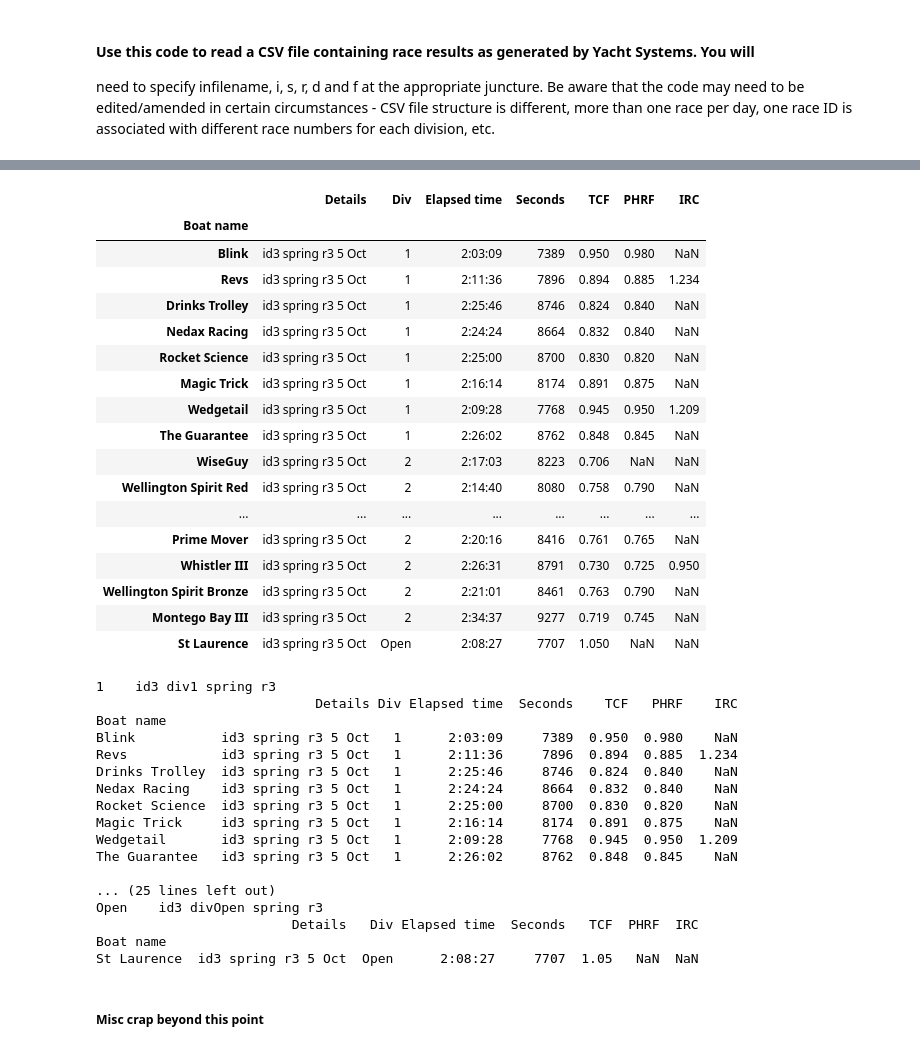
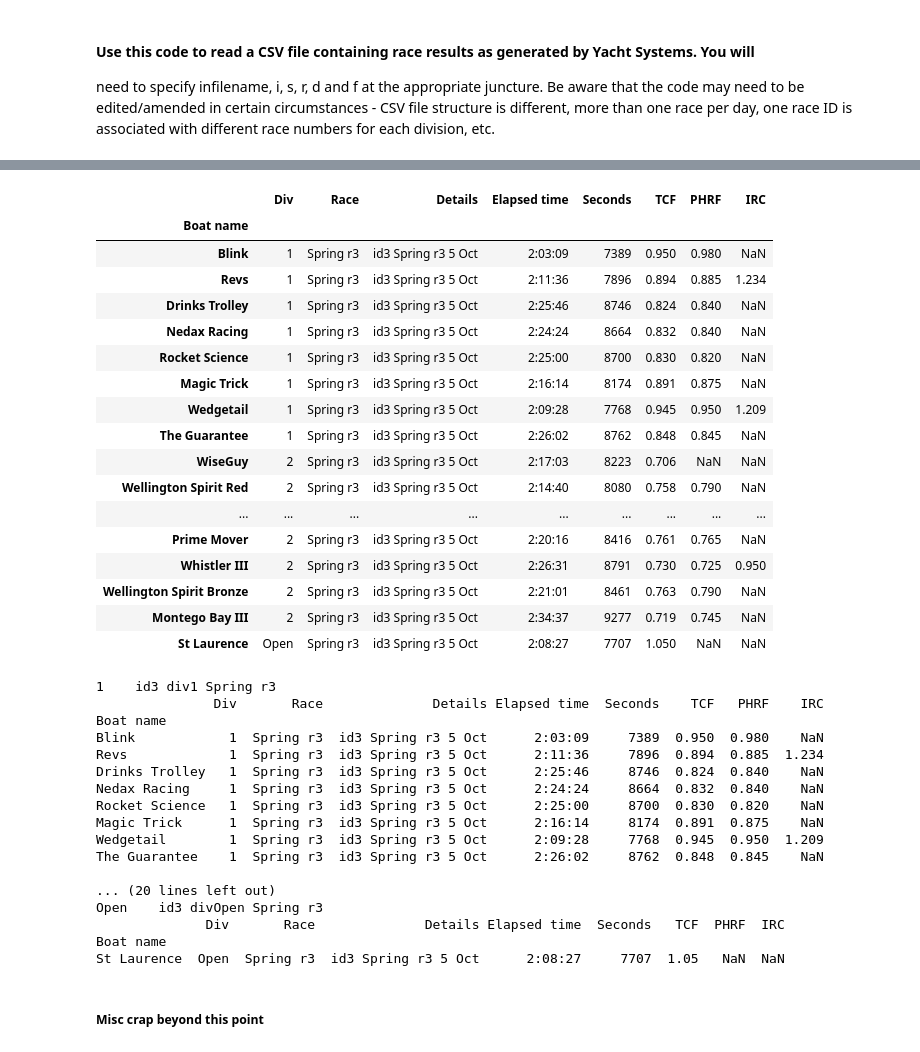
Before and after one commit to drphilbishop/RPNYC_race_analysis, a Jupyter notebook: processRawRaceData.ipynb, the cells around one changed output, grey strips where cells are left out. Cells and saved outputs as stored; diff of their text form; code cells hidden in the pictures.

```diff
--- a/processRawRaceData.ipynb
+++ b/processRawRaceData.ipynb
@@ -66,7 +66,7 @@ def get_division(x):
 # %%
 # Take a quick look at a raw CSV file - need to select/deselect appropriate cols in CSV
 
-infilename = 'id3 spring r3 results'
+infilename = 'id2 spring r2 results'
 
 # Following list of colNums and colHdrs works fine on:
 # - Divisional races
@@ -106,52 +106,54 @@ q
 # %%
 # Create a uniformly structured dataframe for the current race data
 
 # Specify i for id, s for series name, r for race number and d for date - for the current set of results
 i = "id3"
-s = "spring"
+s = "Spring"
 r = "r3"
 d = "5 Oct"
 
 data = input_csv(datapath + "Raw CSV data/", infilename + '.csv')
 data = data.replace(0.00,nan)
 data['Seconds'] = data['Elapsed time'].map(lambda x: et2seconds(x))
 data['Div']     = data['Stuff'].map(lambda x: get_division(x))
 data['Details'] = i + ' ' + s + ' ' + r + ' ' + d
+data['Race'] = s + ' ' + r
 
 # Identify desired columns - in order.
-cols = ['Details', 'Div', 'Elapsed time', 'Seconds', 'TCF', 'PHRF', 'IRC']
+cols = ['Div', 'Race', 'Details', 'Elapsed time', 'Seconds', 'TCF', 'PHRF', 'IRC']
 #data.columns.tolist()
 
-outfilename = i + ' All divs ' + s + ' ' + r
+outfilename = 'All divs ' + s + ' ' + r
 data[cols].to_csv(datapath + "Proc'd CSVs/" + outfilename + '.csv', sep = ',')
 
 #data[cols].dtypes
 #data[cols].sort(['Div','Seconds'])
 data[cols]
 # %% [output]
-|  | Details | Div | Elapsed time | Seconds | TCF | PHRF | IRC |
-| Boat name |  |  |  |  |  |  |  |
-| Blink | id3 spring r3 5 Oct | 1 | 2:03:09 | 7389 | 0.950 | 0.980 | NaN |
-| Revs | id3 spring r3 5 Oct | 1 | 2:11:36 | 7896 | 0.894 | 0.885 | 1.234 |
-| Drinks Trolley | id3 spring r3 5 Oct | 1 | 2:25:46 | 8746 | 0.824 | 0.840 | NaN |
-| Nedax Racing | id3 spring r3 5 Oct | 1 | 2:24:24 | 8664 | 0.832 | 0.840 | NaN |
-| Rocket Science | id3 spring r3 5 Oct | 1 | 2:25:00 | 8700 | 0.830 | 0.820 | NaN |
-| Magic Trick | id3 spring r3 5 Oct | 1 | 2:16:14 | 8174 | 0.891 | 0.875 | NaN |
-| Wedgetail | id3 spring r3 5 Oct | 1 | 2:09:28 | 7768 | 0.945 | 0.950 | 1.209 |
-| The Guarantee | id3 spring r3 5 Oct | 1 | 2:26:02 | 8762 | 0.848 | 0.845 | NaN |
-| WiseGuy | id3 spring r3 5 Oct | 2 | 2:17:03 | 8223 | 0.706 | NaN | NaN |
-| Wellington Spirit Red | id3 spring r3 5 Oct | 2 | 2:14:40 | 8080 | 0.758 | 0.790 | NaN |
-| ... | ... | ... | ... | ... | ... | ... | ... |
-| Prime Mover | id3 spring r3 5 Oct | 2 | 2:20:16 | 8416 | 0.761 | 0.765 | NaN |
-| Whistler III | id3 spring r3 5 Oct | 2 | 2:26:31 | 8791 | 0.730 | 0.725 | 0.950 |
-| Wellington Spirit Bronze | id3 spring r3 5 Oct | 2 | 2:21:01 | 8461 | 0.763 | 0.790 | NaN |
-| Montego Bay III | id3 spring r3 5 Oct | 2 | 2:34:37 | 9277 | 0.719 | 0.745 | NaN |
-| St Laurence | id3 spring r3 5 Oct | Open | 2:08:27 | 7707 | 1.050 | NaN | NaN |
+|  | Div | Race | Details | Elapsed time | Seconds | TCF | PHRF | IRC |
+| Boat name |  |  |  |  |  |  |  |  |
+| Blink | 1 | Spring r3 | id3 Spring r3 5 Oct | 2:03:09 | 7389 | 0.950 | 0.980 | NaN |
+| Revs | 1 | Spring r3 | id3 Spring r3 5 Oct | 2:11:36 | 7896 | 0.894 | 0.885 | 1.234 |
+| Drinks Trolley | 1 | Spring r3 | id3 Spring r3 5 Oct | 2:25:46 | 8746 | 0.824 | 0.840 | NaN |
+| Nedax Racing | 1 | Spring r3 | id3 Spring r3 5 Oct | 2:24:24 | 8664 | 0.832 | 0.840 | NaN |
+| Rocket Science | 1 | Spring r3 | id3 Spring r3 5 Oct | 2:25:00 | 8700 | 0.830 | 0.820 | NaN |
+| Magic Trick | 1 | Spring r3 | id3 Spring r3 5 Oct | 2:16:14 | 8174 | 0.891 | 0.875 | NaN |
+| Wedgetail | 1 | Spring r3 | id3 Spring r3 5 Oct | 2:09:28 | 7768 | 0.945 | 0.950 | 1.209 |
+| The Guarantee | 1 | Spring r3 | id3 Spring r3 5 Oct | 2:26:02 | 8762 | 0.848 | 0.845 | NaN |
+| WiseGuy | 2 | Spring r3 | id3 Spring r3 5 Oct | 2:17:03 | 8223 | 0.706 | NaN | NaN |
+| Wellington Spirit Red | 2 | Spring r3 | id3 Spring r3 5 Oct | 2:14:40 | 8080 | 0.758 | 0.790 | NaN |
+| ... | ... | ... | ... | ... | ... | ... | ... | ... |
+| Prime Mover | 2 | Spring r3 | id3 Spring r3 5 Oct | 2:20:16 | 8416 | 0.761 | 0.765 | NaN |
+| Whistler III | 2 | Spring r3 | id3 Spring r3 5 Oct | 2:26:31 | 8791 | 0.730 | 0.725 | 0.950 |
+| Wellington Spirit Bronze | 2 | Spring r3 | id3 Spring r3 5 Oct | 2:21:01 | 8461 | 0.763 | 0.790 | NaN |
+| Montego Bay III | 2 | Spring r3 | id3 Spring r3 5 Oct | 2:34:37 | 9277 | 0.719 | 0.745 | NaN |
+| St Laurence | Open | Spring r3 | id3 Spring r3 5 Oct | 2:08:27 | 7707 | 1.050 | NaN | NaN |
 # %%
 # Create a separate dataframe for each division and write it to a CSV file
 
 # Edit f according to divisions present in col Div above.
-f = ['div1', 'div2', 'div3', 'divClassics','divOpen']
+#f = ['div1', 'div2', 'div3', 'divClassics','divOpen']
+f = ['div1', 'div2', 'div3', 'divOpen']
 
 for x in f:
     div = x.split('div')[1]
@@ -161,23 +163,23 @@ for x in f:
     print '\n', div, '  ', outfilename
     print x
 # %% [output]
-1    id3 div1 spring r3
-                            Details Div Elapsed time  Seconds    TCF   PHRF    IRC
+1    id3 div1 Spring r3
+               Div       Race              Details Elapsed time  Seconds    TCF   PHRF    IRC
 Boat name
-Blink           id3 spring r3 5 Oct   1      2:03:09     7389  0.950  0.980    NaN
-Revs            id3 spring r3 5 Oct   1      2:11:36     7896  0.894  0.885  1.234
-Drinks Trolley  id3 spring r3 5 Oct   1      2:25:46     8746  0.824  0.840    NaN
-Nedax Racing    id3 spring r3 5 Oct   1      2:24:24     8664  0.832  0.840    NaN
-Rocket Science  id3 spring r3 5 Oct   1      2:25:00     8700  0.830  0.820    NaN
-Magic Trick     id3 spring r3 5 Oct   1      2:16:14     8174  0.891  0.875    NaN
-Wedgetail       id3 spring r3 5 Oct   1      2:09:28     7768  0.945  0.950  1.209
-The Guarantee   id3 spring r3 5 Oct   1      2:26:02     8762  0.848  0.845    NaN
+Blink            1  Spring r3  id3 Spring r3 5 Oct      2:03:09     7389  0.950  0.980    NaN
+Revs             1  Spring r3  id3 Spring r3 5 Oct      2:11:36     7896  0.894  0.885  1.234
+Drinks Trolley   1  Spring r3  id3 Spring r3 5 Oct      2:25:46     8746  0.824  0.840    NaN
+Nedax Racing     1  Spring r3  id3 Spring r3 5 Oct      2:24:24     8664  0.832  0.840    NaN
+Rocket Science   1  Spring r3  id3 Spring r3 5 Oct      2:25:00     8700  0.830  0.820    NaN
+Magic Trick      1  Spring r3  id3 Spring r3 5 Oct      2:16:14     8174  0.891  0.875    NaN
+Wedgetail        1  Spring r3  id3 Spring r3 5 Oct      2:09:28     7768  0.945  0.950  1.209
+The Guarantee    1  Spring r3  id3 Spring r3 5 Oct      2:26:02     8762  0.848  0.845    NaN
 
-... (25 lines left out)
-Open    id3 divOpen spring r3
-                         Details   Div Elapsed time  Seconds   TCF  PHRF  IRC
+... (20 lines left out)
+Open    id3 divOpen Spring r3
+              Div       Race              Details Elapsed time  Seconds   TCF  PHRF  IRC
 Boat name
-St Laurence  id3 spring r3 5 Oct  Open      2:08:27     7707  1.05   NaN  NaN
+St Laurence  Open  Spring r3  id3 Spring r3 5 Oct      2:08:27     7707  1.05   NaN  NaN
 # %% [markdown]
 ##### Misc crap beyond this point
 # %%
```
Also changed, not shown: parts of 1 cell of this notebook, 2 other files.
